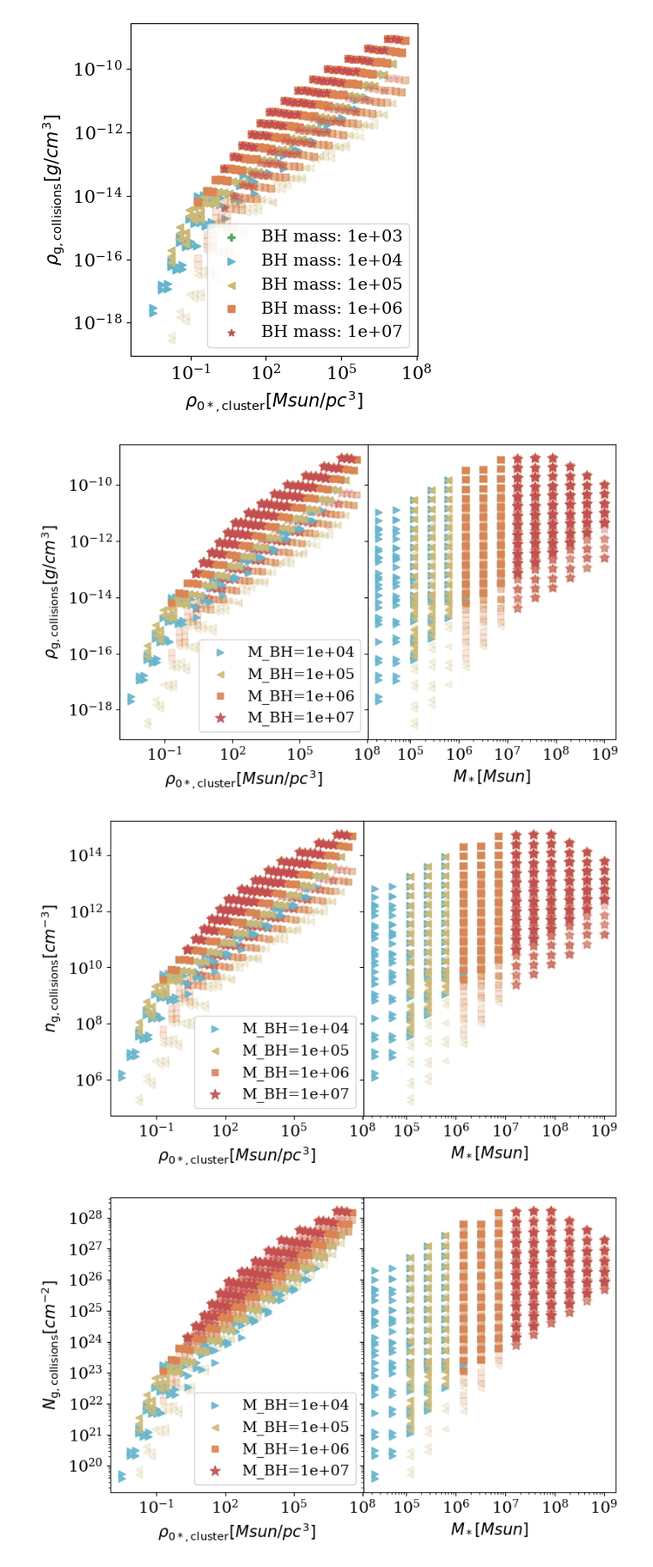
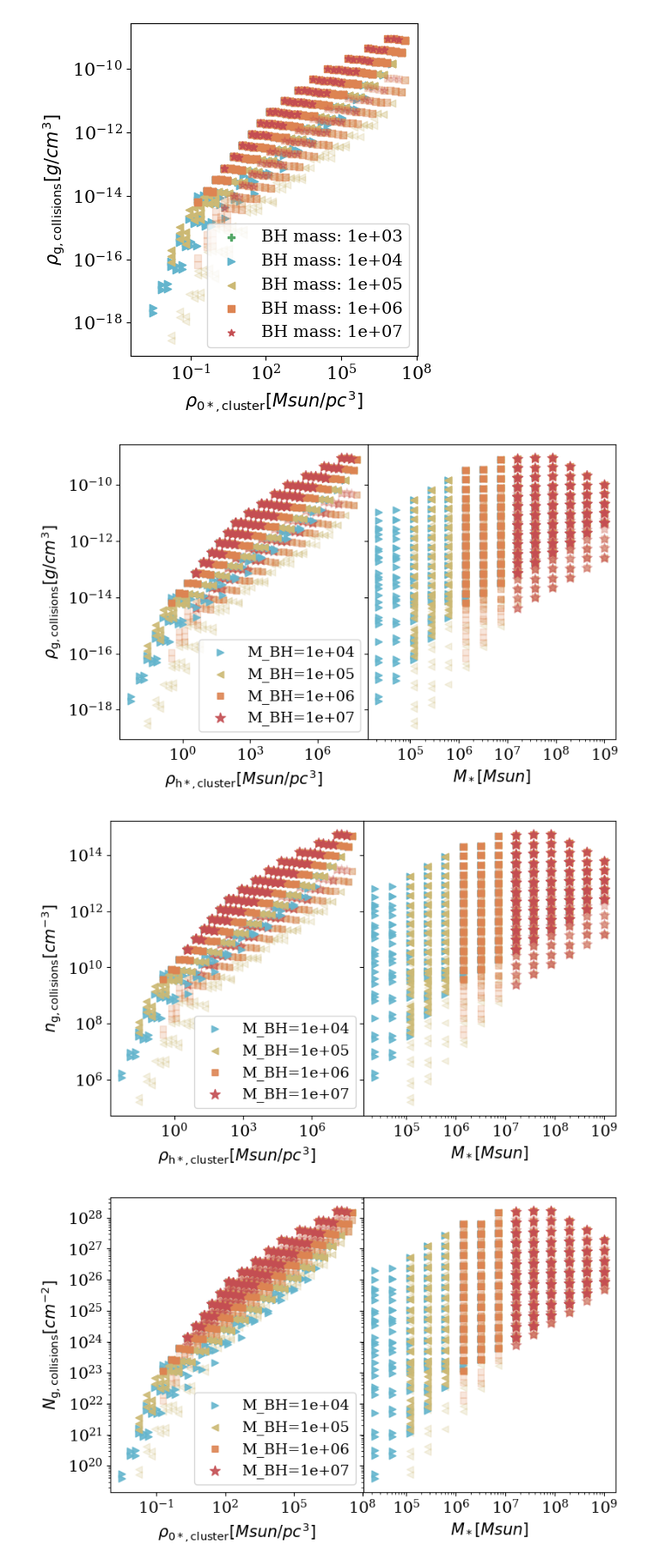
Before and after one commit to astro-claire/timescale-plots, a Jupyter notebook: modelv2.ipynb, the cells around one changed output. Shown at 86% size. Cells and saved outputs as stored; diff of their text form; code cells hidden in the pictures.

Commit message:
half mass radius

```diff
--- a/modelv2.ipynb
+++ b/modelv2.ipynb
@@ -861,7 +909,7 @@ for i in [2,3,4,5]:
     name = "model_bh_"+str(i)
     out = outs[name]
     mask = np.where(((out['mass']*u.Msun ).value)>BHmass)[0]
-    ax[0].scatter(np.array(out['rho0']*(u.Msun/(u.pc**3)))[mask],
+    ax[0].scatter(np.array(rho_half)[mask],
                 np.array(out['rhotot_1e-4pc']*(u.g/(u.cm**3)))[mask],
                 color = col[i], marker = markers[i], s= s[i],
                 vmin=vmin_val, vmax=vmax_val,alpha = 0.2)
@@ -879,7 +927,7 @@ for i in [2,3,4,5]:
     #             np.array(out['rhotot_ml']*(u.g/(u.cm**3)))[mask],
     #             c=np.array(np.log10((out['mass']*u.Msun ).value))[mask], marker = markers[i],
     #             label=f"BH mass: {BHmass:.0e}", vmin=vmin_val, vmax=vmax_val)
-    ax[0].scatter(np.array(out['rho0']*(u.Msun/(u.pc**3)))[mask],
+    ax[0].scatter(np.array(rho_half)[mask],
                 np.array(out['rhotot_1e-5pc']*(u.g/(u.cm**3)))[mask],
                 color = col[i], marker = markers[i],
                 # edgecolor = "black",
@@ -899,7 +947,7 @@ ax[0].set_yscale('log')
 ax[1].set_xscale('log')
 ax[1].set_yscale('log')
 
-ax[0].set_xlabel(r"$\rho_{\rm 0*, cluster} [Msun/pc^3]$")
+ax[0].set_xlabel(r"$\rho_{\rm h*, cluster} [Msun/pc^3]$")
 ax[1].set_xlabel(r"$M_{\rm *} [Msun]$")
 ax[0].set_ylabel(r"$\rho_{\rm g, collisions} [g/cm^3]$")
 cbar.set_label(r'log($M_{\rm *, cluster}$)', rotation=90, labelpad=15)
@@ -911,7 +959,7 @@ plt.tight_layout()
 plt.savefig("rhogas_rhostar_mass.pdf",bbox_inches="tight")
 plt.show()
 # %% [output]
-[figure, old version]
+[figure, new version]
 # %%
 out = outs['model_bh_5']
 
@@ -938,7 +986,7 @@ for i in [2,3,4,5]:
     mask = np.where(((out['mass']*u.Msun ).value)>BHmass)[0]
     y = np.array(out['rhotot_1e-4pc']*(u.g/(u.cm**3)))[mask]
     y = (y*(u.g/(u.cm**3))/m_p).to(u.cm**-3)
-    ax[0].scatter(np.array(out['rho0']*(u.Msun/(u.pc**3)))[mask],
+    ax[0].scatter(np.array(rho_half)[mask],
                 y,
                 color = col[i], marker = markers[i], s= s[i],
                 vmin=vmin_val, vmax=vmax_val,alpha = 0.2)
@@ -958,39 +1006,39 @@ for i in [2,3,4,5]:
     #             label=f"BH mass: {BHmass:.0e}", vmin=vmin_val, vmax=vmax_val)
     y = np.array(out['rhotot_1e-5pc']*(u.g/(u.cm**3)))[mask]
     y = (y*(u.g/(u.cm**3))/m_p).to(u.cm**-3)
-    ax[0].scatter(np.array(out['rho0']*(u.Msun/(u.pc**3)))[mask],
+    ax[0].scatter(rho_half[mask],
                 y,
                 color = col[i], marker = markers[i],
                 # edgecolor = "black",
                 alpha = 0.9,s= s[i],
                 label=f"M_BH={BHmass:.0e}", vmin=vmin_val, vmax=vmax_val)
 
     ax[1].scatter(np.array(out['mass']*(u.Msun))[mask],
                 y,
                 color = col[i], marker = markers[i],
                 alpha = 0.9,s= s[i],
                 label=f"BH mass: {BHmass:.0e}", vmin=vmin_val, vmax=vmax_val)
 
 
 #  plt.loglog(tester['mass_accretion_rate']*(u.Msun/u.yr))
 ax[0].set_xscale('log')
 ax[0].set_yscale('log')
 ax[1].set_xscale('log')
 ax[1].set_yscale('log')
 
-ax[0].set_xlabel(r"$\rho_{\rm 0*, cluster} [Msun/pc^3]$")
+ax[0].set_xlabel(r"$\rho_{\rm h*, cluster} [Msun/pc^3]$")
 ax[1].set_xlabel(r"$M_{\rm *} [Msun]$")
 ax[0].set_ylabel(r"$n_{\rm g, collisions} [cm^{-3}]$")
 # cbar.set_label(r'log($M_{\rm *, cluster}$)', rotation=90, labelpad=15)
 ax[0].legend(fontsize = 14,loc="lower right")
 # ax.grid(True, which="both", ls=":")
 # add_top_mass_axis(ax, rho0=rho0, r0=r0, alpha=alpha, n_ticks=5)
 # ax.set_title(str(BHmass))
 plt.tight_layout()
 plt.savefig("ngas_rhostar_mass.pdf",bbox_inches="tight")
 plt.show()
 # %% [output]
-[figure, old version]
+[figure, new version]
 # %%
 out = outs['model_bh_5']
 
```
Also changed, not shown: parts of 3 cells of this notebook.
